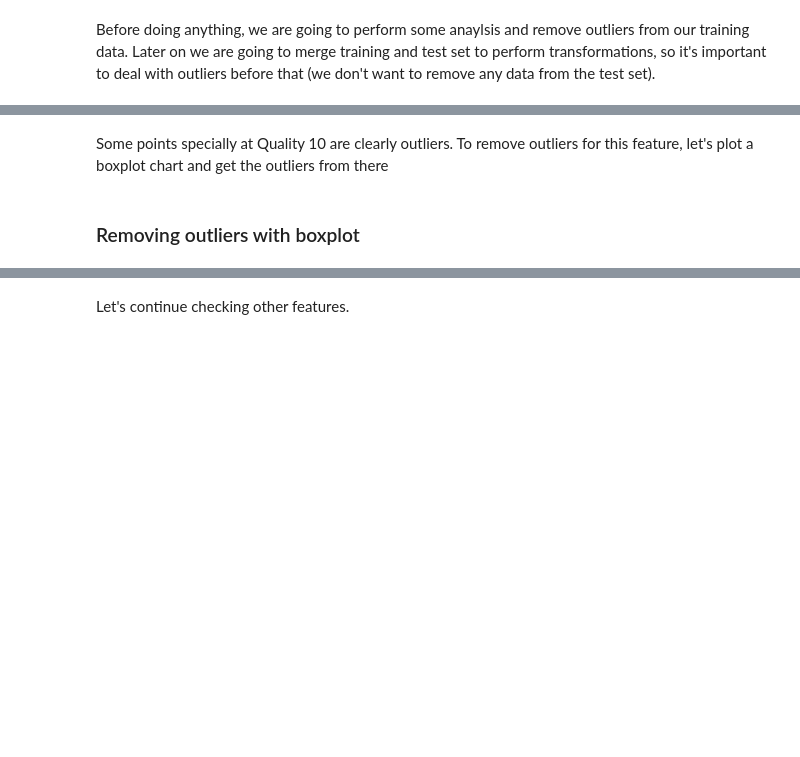
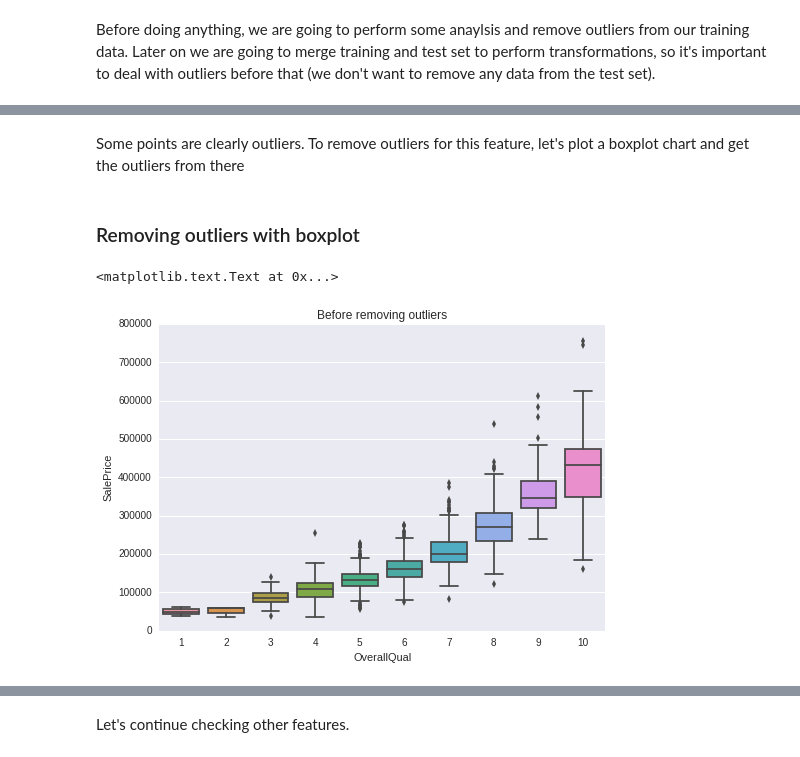
Before and after one commit to ehauckdo/machine-learning, a Jupyter notebook: notebooks/houseprices/House Prices Exploration.ipynb, the cells around one changed output, grey strips where cells are left out. Cells and saved outputs as stored; diff of their text form; code cells hidden in the pictures; blank space fills up the shorter version.

```diff
--- a/notebooks/houseprices/House Prices Exploration.ipynb
+++ b/notebooks/houseprices/House Prices Exploration.ipynb
@@ -37,8 +51,11 @@ sns.regplot(x = train['OverallQual'], y = train['SalePrice'])
 # %% [markdown]
-Some points specially at Quality 10 are clearly outliers. To remove outliers for this feature, let's plot a boxplot chart and get the outliers from there
+Some points are clearly outliers. To remove outliers for this feature, let's plot a boxplot chart and get the outliers from there
 # %% [markdown]
 ### Removing outliers with boxplot
 # %%
 chart = sns.boxplot(x = train['OverallQual'], y = train['SalePrice'])
-plt.axes().set_title('Antes de remover Outliers')
+plt.axes().set_title('Before removing outliers')
+# %% [output]
+<matplotlib.text.Text at 0x...>
+[figure, added]
 # %%
```
Also changed, not shown: parts of 50 cells of this notebook.
